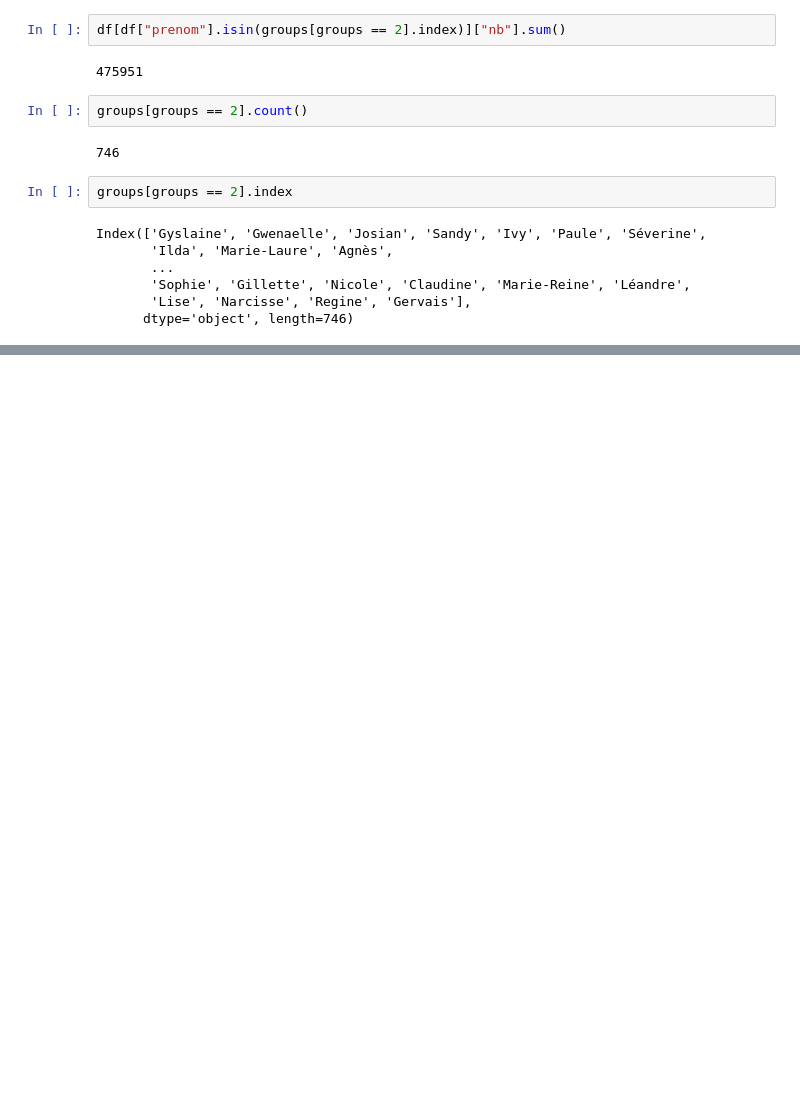
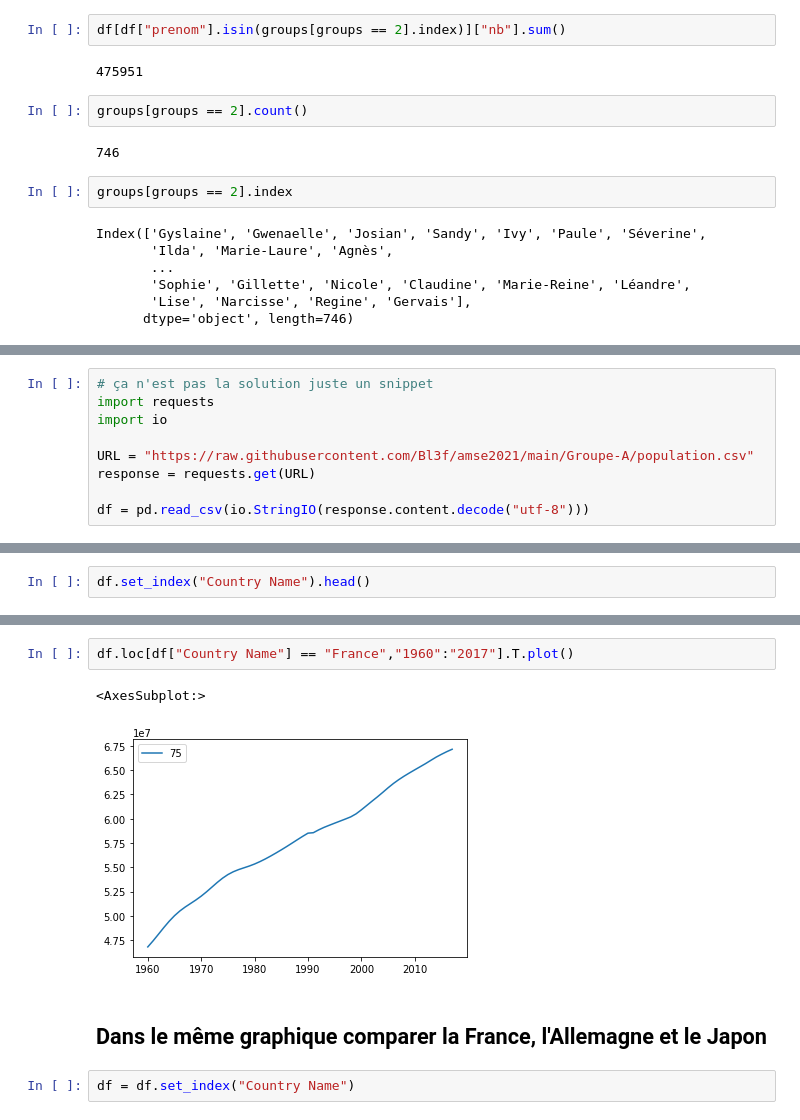
Before and after one commit to Bl3f/amse2021, a Jupyter notebook: Groupe-A/Day 3 - Pandas - 2021-03-19.ipynb, the cells around one changed output, grey strips where cells are left out. Saved outputs shown, nothing was run; the diff lists cells and outputs as text; blank space fills up the shorter version.

```diff
--- a/Groupe-A/Day 3 - Pandas - 2021-03-19.ipynb
+++ b/Groupe-A/Day 3 - Pandas - 2021-03-19.ipynb
@@ -793,0 +794,9 @@ ModuleNotFoundError: No module named 'seaborn'
+# %%
+# ça n'est pas la solution juste un snippet
+import requests
+import io
+
+URL = "https://raw.githubusercontent.com/Bl3f/amse2021/main/Groupe-A/population.csv"
+response = requests.get(URL)
+
+df = pd.read_csv(io.StringIO(response.content.decode("utf-8")))
@@ -793,0 +831,2 @@ ModuleNotFoundError: No module named 'seaborn'
+# %%
+df.set_index("Country Name").head()
@@ -793,0 +857,9 @@ ModuleNotFoundError: No module named 'seaborn'
+# %%
+df.loc[df["Country Name"] == "France","1960":"2017"].T.plot()
+# %% [output]
+<AxesSubplot:>
+[figure, added]
+# %% [markdown]
+## Dans le même graphique comparer la France, l'Allemagne et le Japon
+# %%
+df = df.set_index("Country Name")
```
Also changed, not shown: parts of 66 cells of this notebook.
